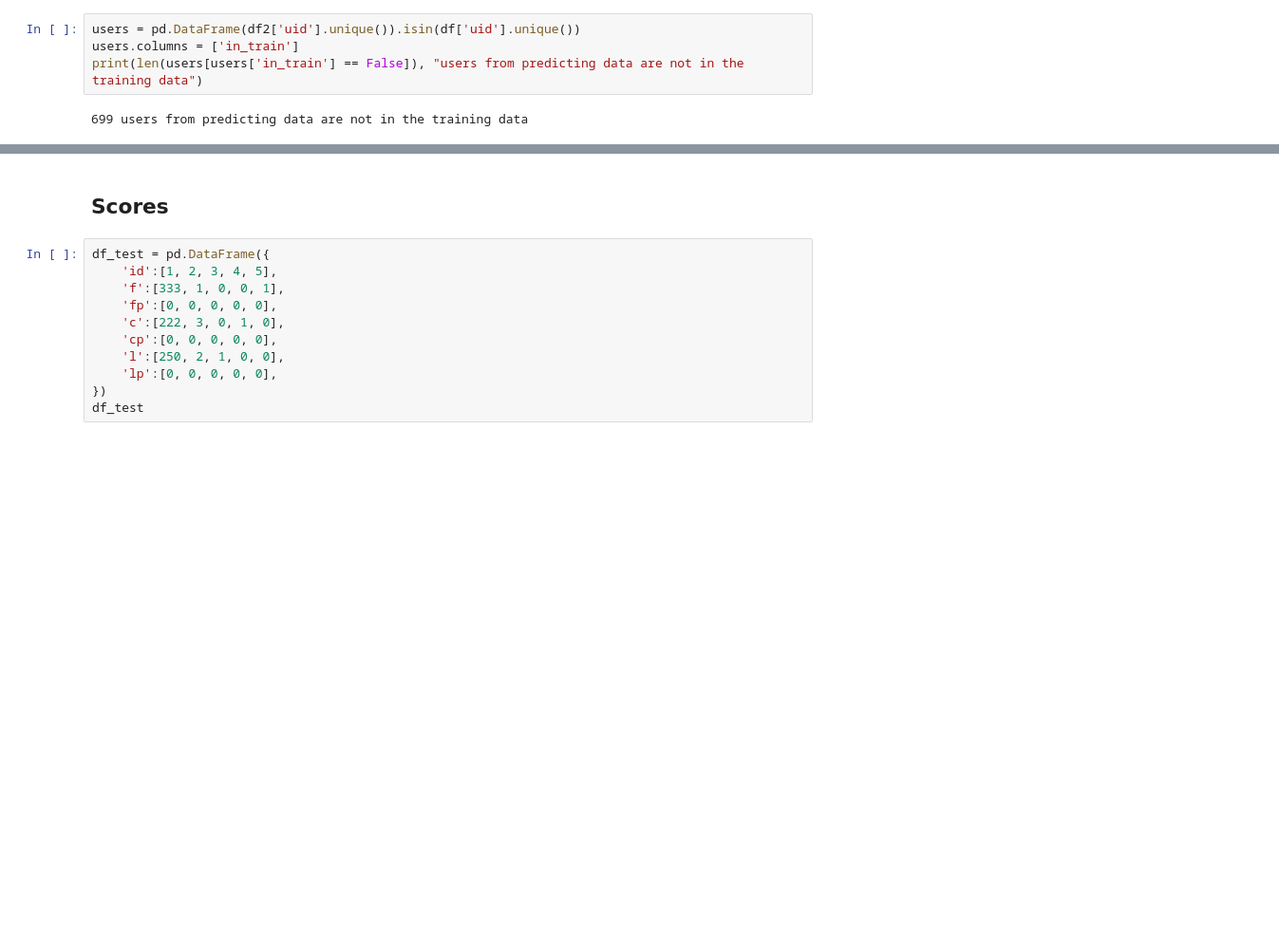
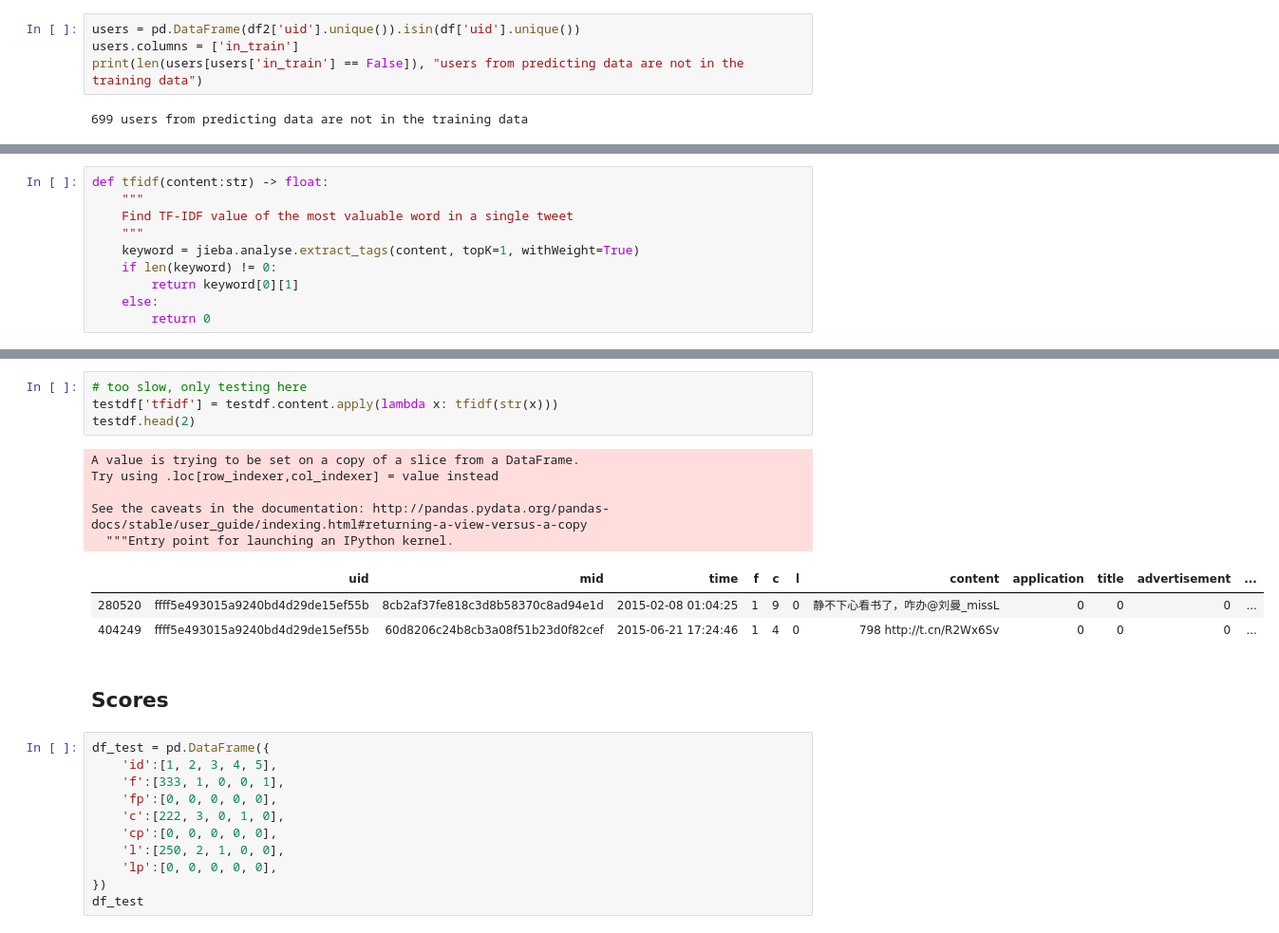
Before and after one commit to reycn/PHBS_BIGDATA_2019, a Jupyter notebook: Project/analyze.ipynb, the cells around one changed output, grey strips where cells are left out. Shown: that part at 95% size. Saved outputs shown, nothing was run; the diff lists cells and outputs as text; blank space fills up the shorter version.

```diff
--- a/Project/analyze.ipynb
+++ b/Project/analyze.ipynb
@@ -183,0 +262,10 @@ SyntaxError: invalid syntax (<ipython-input-17-71f11347ebfc>, line 1)
+# %%
+def tfidf(content:str) -> float:
+    """
+    Find TF-IDF value of the most valuable word in a single tweet
+    """
+    keyword = jieba.analyse.extract_tags(content, topK=1, withWeight=True)
+    if len(keyword) != 0:
+        return keyword[0][1]
+    else:
+        return 0
@@ -184,3 +279,16 @@ SyntaxError: invalid syntax (<ipython-input-17-71f11347ebfc>, line 1)
+# %%
+# too slow, only testing here
+testdf['tfidf'] = testdf.content.apply(lambda x: tfidf(str(x)))
+testdf.head(2)
+# %% [output]
+A value is trying to be set on a copy of a slice from a DataFrame.
+Try using .loc[row_indexer,col_indexer] = value instead
+
+See the caveats in the documentation: http://pandas.pydata.org/pandas-docs/stable/user_guide/indexing.html#returning-a-view-versus-a-copy
+  """Entry point for launching an IPython kernel.
+|  | uid | mid | time | f | c | l | content | application | title | advertisement | ... |
+| 280520 | ffff5e493015a9240bd4d29de15ef55b | 8cb2af37fe818c3d8b58370c8ad94e1d | 2015-02-08 01:04:25 | 1 | 9 | 0 | 静不下心看书了，咋办@刘曼_missL | 0 | 0 | 0 | ... |
+| 404249 | ffff5e493015a9240bd4d29de15ef55b | 60d8206c24b8cb3a08f51b23d0f82cef | 2015-06-21 17:24:46 | 1 | 4 | 0 | 798 http://t.cn/R2Wx6Sv | 0 | 0 | 0 | ... |
 # %% [markdown]
 ## Scores
 # %%
```
Also changed, not shown: parts of 18 cells of this notebook.
